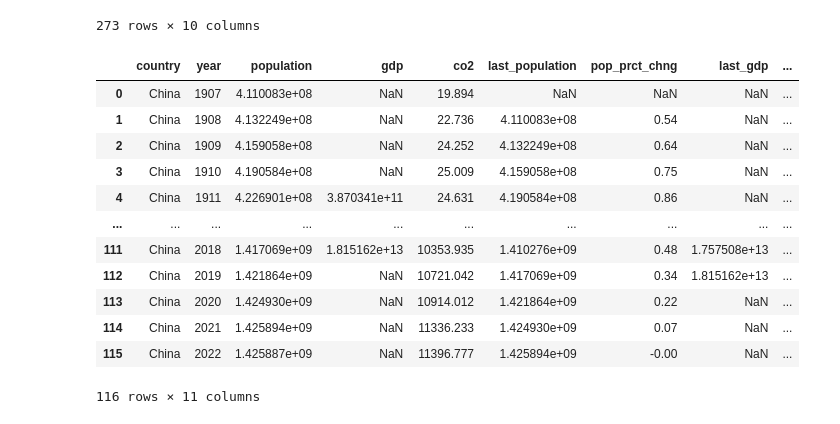
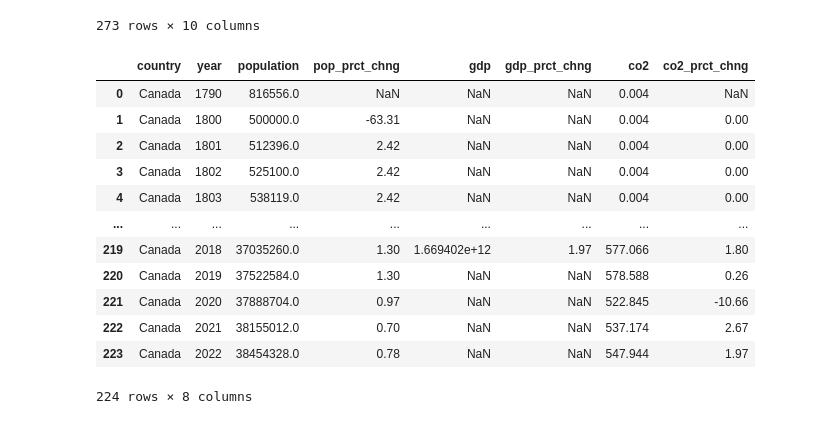
Before and after one commit to Kanustu/world_co2, a Jupyter notebook: world_co2_exp.ipynb, the cells around one changed output. Cells and saved outputs as stored; diff of their text form; code cells hidden in the pictures.

```diff
--- a/world_co2_exp.ipynb
+++ b/world_co2_exp.ipynb
@@ -32,7 +39,4 @@ pattern = '|'.join(exclude_list)
 co2_df = df.copy()
 
 # Filter the DataFrame to exclude rows where the 'country' column contains any of the patterns in exclude_list
-co2_df = co2_df[~co2_df['country'].str.contains(pattern, na=False, case=False, regex=True)]
-
-# Remove rows where the 'co2' column has NaN values to ensure clean data
-co2_df['co2'].dropna(inplace=True)
+co2_countries = co2_df[~co2_df['country'].str.contains(pattern, na=False, case=False, regex=True)]
@@ -290,31 +345,36 @@ def country_demo(country):
     return df
 # %%
-country = country_demo('China')
+china_info = country_demo('China')
+canada_info = country_demo('Canada')
+us_info = country_demo('United States')
+russia_info = country_demo('Russia')
 # %%
-def yearly_prct_chng(country:str, percent_calculations):
-    countries = set(co2_df['country'])
-    if country not in countries:
-        raise ValueError(f'{country} does not exist in current dataframe')
-    selected = country_demo(country)
-    selected['last_population'] = selected['population'].shift(1)
-    selected['pop_prct_chng'] = round((selected['population'] - selected['last_population'])/selected['population']*100, 2)
-    selected['last_gdp'] = selected['gdp'].shift(1)
-    selected['gdp_prct_chng'] = round((selected['gdp'] - selected['last_gdp'])/selected['gdp']*100, 2)
-    selected['last_co2'] = selected['co2'].shift(1)
-    selected['co2_prct_chng'] = round((selected['co2'] - selected['last_co2'])/selected['co2']*100, 2)
+def yearly_prct_chng(df:pd.DataFrame, column_creation:dict, prct_calculations:dict)->pd.DataFrame:
+    for new_column, orig_column in column_creation.items():
+        df[new_column] = df[orig_column].shift(1)
+    for new_column, (current_year, last_year) in prct_calculations.items():
+        df[new_column] = round((df[current_year] - df[last_year])/df[current_year]*100, 2)
+    return df[['country', 'year', 'population', 'pop_prct_chng', 'gdp', 'gdp_prct_chng','co2', 'co2_prct_chng']]
+# %%
+column_creation = {'last_population': 'population',
+                     'last_gdp': 'gdp',
+                     'last_co2' : 'co2'}
+prct_calculations = {'pop_prct_chng': ('population', 'last_population'),
+                     'gdp_prct_chng': ('gdp', 'last_gdp'),
+                     'co2_prct_chng': ('co2', 'last_co2')}
 # %%
-country
+yearly_prct_chng(canada_info, column_creation, prct_calculations)
 # %% [output]
-|  | country | year | population | gdp | co2 | last_population | pop_prct_chng | last_gdp | ... |
-| 0 | China | 1907 | 4.110083e+08 | NaN | 19.894 | NaN | NaN | NaN | ... |
-| 1 | China | 1908 | 4.132249e+08 | NaN | 22.736 | 4.110083e+08 | 0.54 | NaN | ... |
-| 2 | China | 1909 | 4.159058e+08 | NaN | 24.252 | 4.132249e+08 | 0.64 | NaN | ... |
-| 3 | China | 1910 | 4.190584e+08 | NaN | 25.009 | 4.159058e+08 | 0.75 | NaN | ... |
-| 4 | China | 1911 | 4.226901e+08 | 3.870341e+11 | 24.631 | 4.190584e+08 | 0.86 | NaN | ... |
-| ... | ... | ... | ... | ... | ... | ... | ... | ... | ... |
-| 111 | China | 2018 | 1.417069e+09 | 1.815162e+13 | 10353.935 | 1.410276e+09 | 0.48 | 1.757508e+13 | ... |
-| 112 | China | 2019 | 1.421864e+09 | NaN | 10721.042 | 1.417069e+09 | 0.34 | 1.815162e+13 | ... |
-| 113 | China | 2020 | 1.424930e+09 | NaN | 10914.012 | 1.421864e+09 | 0.22 | NaN | ... |
-| 114 | China | 2021 | 1.425894e+09 | NaN | 11336.233 | 1.424930e+09 | 0.07 | NaN | ... |
-| 115 | China | 2022 | 1.425887e+09 | NaN | 11396.777 | 1.425894e+09 | -0.00 | NaN | ... |
+|  | country | year | population | pop_prct_chng | gdp | gdp_prct_chng | co2 | co2_prct_chng |
+| 0 | Canada | 1790 | 816556.0 | NaN | NaN | NaN | 0.004 | NaN |
+| 1 | Canada | 1800 | 500000.0 | -63.31 | NaN | NaN | 0.004 | 0.00 |
+| 2 | Canada | 1801 | 512396.0 | 2.42 | NaN | NaN | 0.004 | 0.00 |
+| 3 | Canada | 1802 | 525100.0 | 2.42 | NaN | NaN | 0.004 | 0.00 |
+| 4 | Canada | 1803 | 538119.0 | 2.42 | NaN | NaN | 0.004 | 0.00 |
+| ... | ... | ... | ... | ... | ... | ... | ... | ... |
+| 219 | Canada | 2018 | 37035260.0 | 1.30 | 1.669402e+12 | 1.97 | 577.066 | 1.80 |
+| 220 | Canada | 2019 | 37522584.0 | 1.30 | NaN | NaN | 578.588 | 0.26 |
+| 221 | Canada | 2020 | 37888704.0 | 0.97 | NaN | NaN | 522.845 | -10.66 |
+| 222 | Canada | 2021 | 38155012.0 | 0.70 | NaN | NaN | 537.174 | 2.67 |
+| 223 | Canada | 2022 | 38454328.0 | 0.78 | NaN | NaN | 547.944 | 1.97 |
-116 rows × 11 columns
+224 rows × 8 columns
```
Also changed, not shown: parts of 9 cells of this notebook.
